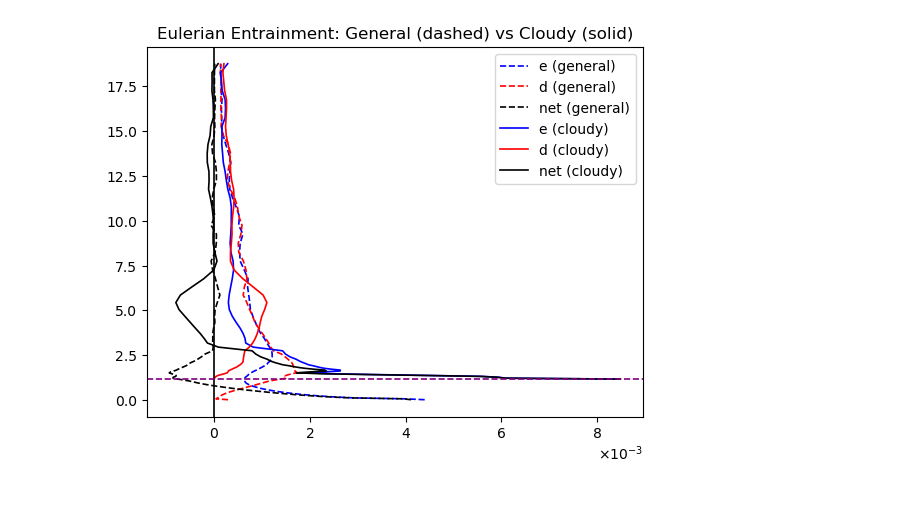
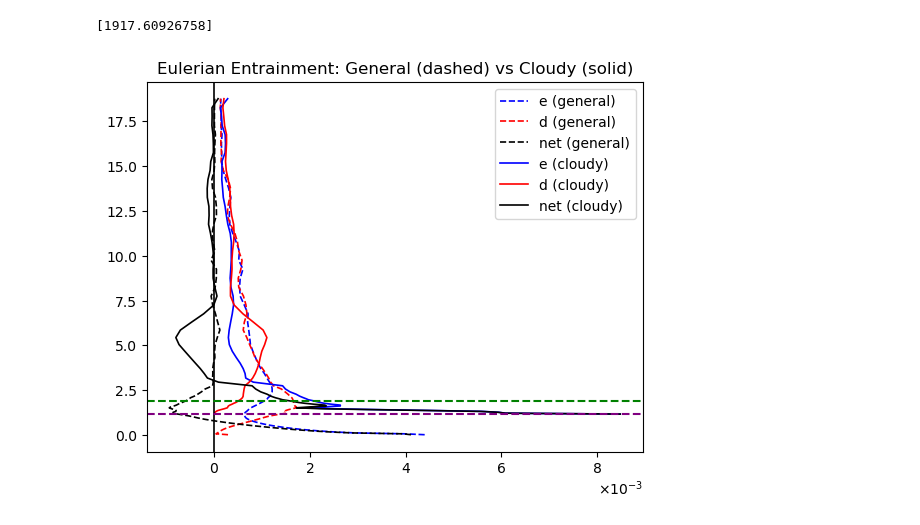
Before and after one commit to torrilab/DCI-Project, a Jupyter notebook: Code/Project_Algorithms/Domain_Profiles/Entrainment_Updraft_Profiles_Plotting_VERSION2.ipynb, the cells around one changed output. Drawn from its saved outputs; the diff is of its cells as text; code cells hidden in the pictures.

```diff
--- a/Code/Project_Algorithms/Domain_Profiles/Entrainment_Updraft_Profiles_Plotting_VERSION2.ipynb
+++ b/Code/Project_Algorithms/Domain_Profiles/Entrainment_Updraft_Profiles_Plotting_VERSION2.ipynb
@@ -81,6 +81,29 @@ from StatisticalFunctions import * # import NumericalFunctions
 #Plotting
 plotting=False #KEEP FALSE WHEN JOB_ARRAYS IS RUNNING
 plotting=True
+# %%
+#READING BACK IN
+import pickle
+dir2 = dir + f'Project_Algorithms/Domain_Profiles/'
+input_file = dir2 + f'mean_lfc_{res}_{t_res}_{Np_str}.pkl'
+
+with open(input_file, 'rb') as f:
+    mean_LFC = pickle.load(f)
+print(mean_LFC)
+
+def LoadCloudBase():
+    #MEAN CLOUD BASE
+    vars=['qc_plus_qi'];qcqi_thresh=1e-6
+    input_file = dir2+f'job_out/cloudy_eulerian_profiles_{res}_{t_res}_{Np_str}.h5'
+    with h5py.File(input_file, 'r') as f:
+        for var in vars:
+            profile_qc_plus_qi=np.array(f[f"profile_{var}"])
+    qcqi_profile=ProfileMean(profile_qc_plus_qi)
+    where_cloudbase=np.where(qcqi_profile[:,0]>=qcqi_thresh)[0][0]
+    cloudbase=qcqi_profile[where_cloudbase,1]
+    return cloudbase
+# %% [output]
+[1917.60926758]
 # %%
 def averaged_profiles(profile):
     out_var = profile[(profile[:, 1] > 1)]  # gets rid of rows that have no data
@@ -145,38 +168,41 @@ if plotting == True:
                 profile[:, 1],
                 color=colors[var],
                 linestyle=styles[suffix],
                 linewidth=lw,
                 label=f'{var} ({label_suffix})'
             )
 
             # # --- Error Plot ---
             # if suffix=='g':
             #     hatch='///'
             # else:
             #     hatch=""
             # plt.fill_betweenx(
             #     profile[:, 1],
             #     profile[:, 0] - factor * profile_SE[:, 0],
             #     profile[:, 0] + factor * profile_SE[:, 0],
             #     color=colors[var],
             #     alpha=0.1,
             #     hatch=hatch
             # )
 
     # --- Line Plot ---
     plt.axvline(0, color='k', linewidth=lw)
 
-    # --- Cloud Base Line ---
-    avg_cloudbase = e_c[:, 2][np.where(e_c[:, 1] != 0)[0][0]]
-    plt.axhline(avg_cloudbase, color='purple', linestyle='dashed', linewidth=lw)
-
     ax = plt.gca()
     apply_scientific_notation([ax])
 
+    # --- Cloud Base Line ---
+    #MEAN CLOUD BASE
+    cloudbase=LoadCloudBase()
+    for axis in [ax]:
+        axis.axhline(cloudbase,color='purple',linestyle='dashed')
+        axis.axhline(mean_LFC/1000,color='green',linestyle='dashed')
+
     plt.title('Eulerian Entrainment: General (dashed) vs Cloudy (solid)')
     plt.legend()
 # %% [output]
-[figure, old version]
+[figure, new version]
 # %%
 ##################################################
 #TESTING
```
Also changed, not shown: 21 other files.
